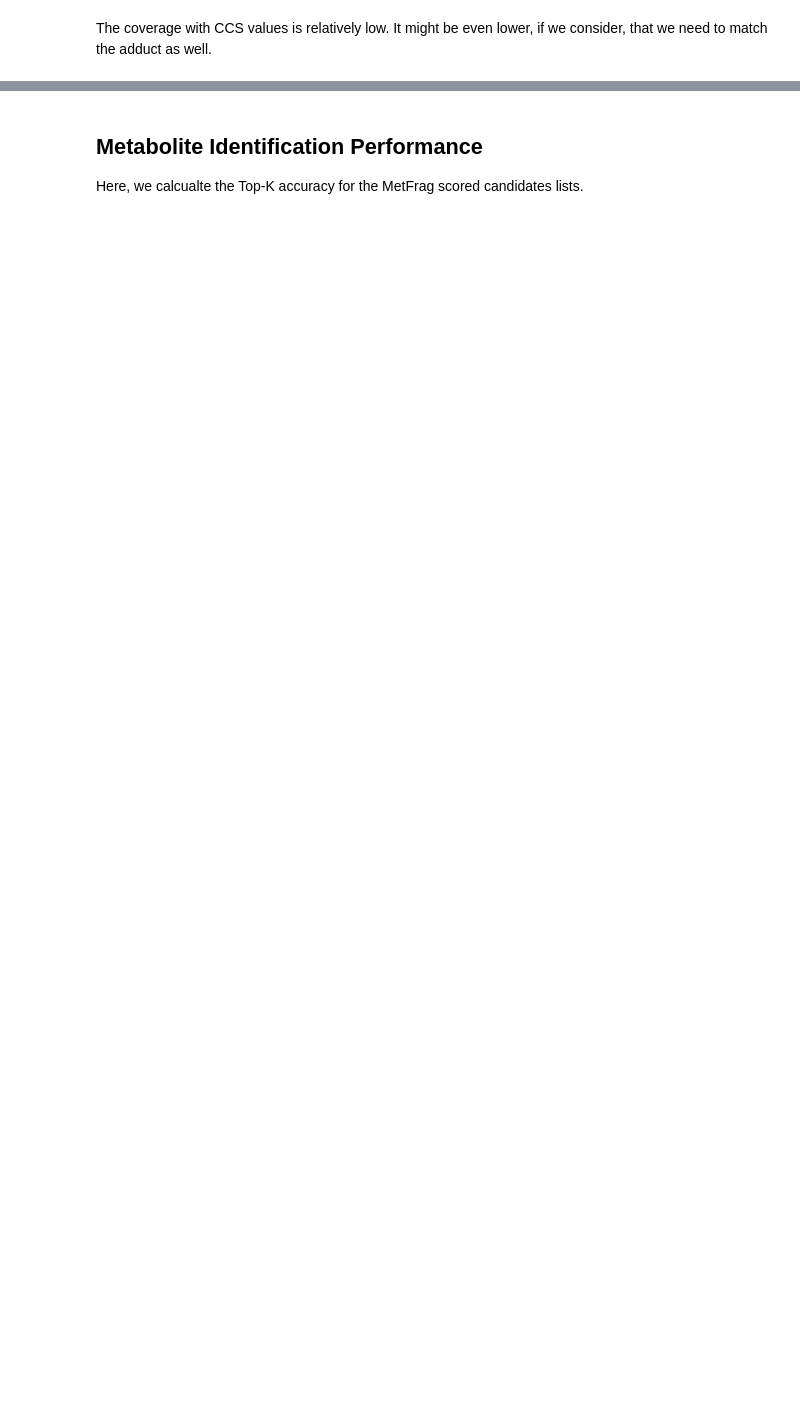
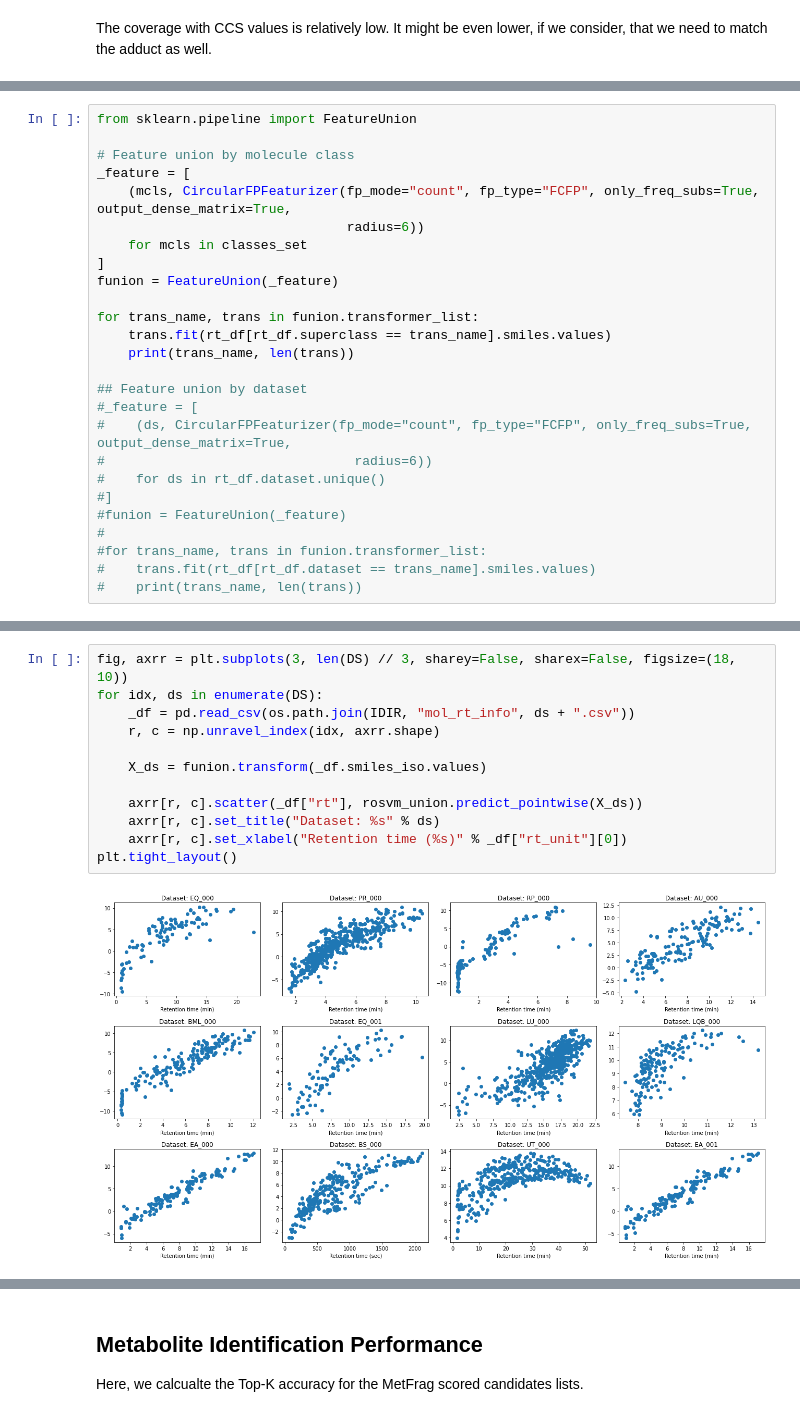
Before and after one commit to bachi55/massbank_for_ML, a Jupyter notebook: analysis/dataset_overview.ipynb, the cells around one changed output, grey strips where cells are left out. Drawn from its saved outputs; the diff is of its cells as text; blank space fills up the shorter version.

```diff
--- a/analysis/dataset_overview.ipynb
+++ b/analysis/dataset_overview.ipynb
@@ -163,0 +257,26 @@ The coverage with CCS values is relatively low. It might be even lower, if we co
+# %%
+from sklearn.pipeline import FeatureUnion
+
+# Feature union by molecule class
+_feature = [
+    (mcls, CircularFPFeaturizer(fp_mode="count", fp_type="FCFP", only_freq_subs=True, output_dense_matrix=True,
+                                radius=6))
+    for mcls in classes_set
+]
+funion = FeatureUnion(_feature)
+
+for trans_name, trans in funion.transformer_list:
+    trans.fit(rt_df[rt_df.superclass == trans_name].smiles.values)
+    print(trans_name, len(trans))
+
+## Feature union by dataset
+#_feature = [
+#    (ds, CircularFPFeaturizer(fp_mode="count", fp_type="FCFP", only_freq_subs=True, output_dense_matrix=True,
+#                                radius=6))
+#    for ds in rt_df.dataset.unique()
+#]
+#funion = FeatureUnion(_feature)
+#
+#for trans_name, trans in funion.transformer_list:
+#    trans.fit(rt_df[rt_df.dataset == trans_name].smiles.values)
+#    print(trans_name, len(trans))
@@ -163,0 +306,14 @@ The coverage with CCS values is relatively low. It might be even lower, if we co
+# %%
+fig, axrr = plt.subplots(3, len(DS) // 3, sharey=False, sharex=False, figsize=(18, 10))
+for idx, ds in enumerate(DS):
+    _df = pd.read_csv(os.path.join(IDIR, "mol_rt_info", ds + ".csv"))
+    r, c = np.unravel_index(idx, axrr.shape)
+
+    X_ds = funion.transform(_df.smiles_iso.values)
+
+    axrr[r, c].scatter(_df["rt"], rosvm_union.predict_pointwise(X_ds))
+    axrr[r, c].set_title("Dataset: %s" % ds)
+    axrr[r, c].set_xlabel("Retention time (%s)" % _df["rt_unit"][0])
+plt.tight_layout()
+# %% [output]
+[figure, added]
```
Also changed, not shown: parts of 23 cells of this notebook, 1 other file.
